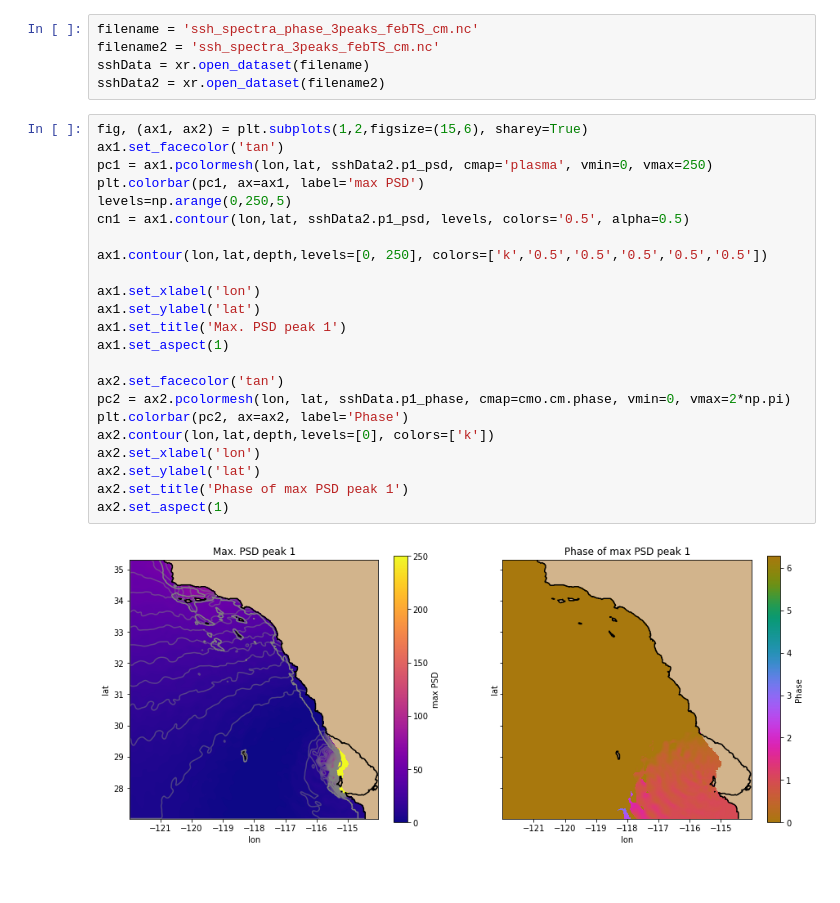
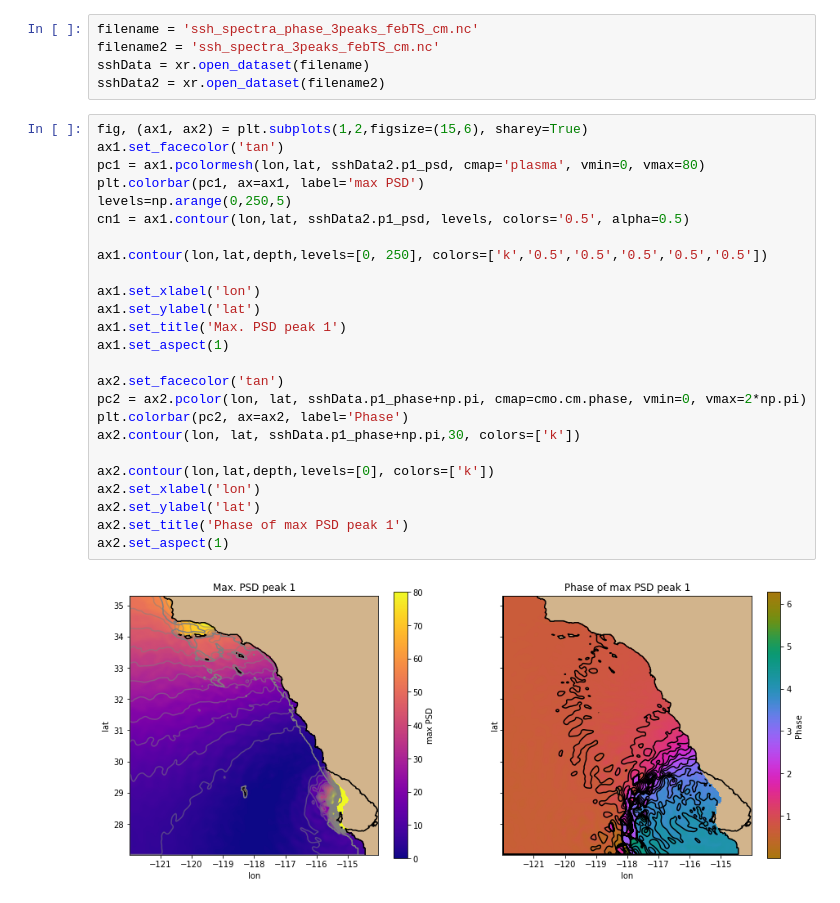
Before and after one commit to anakarinarm/notebooks_SVB, a Jupyter notebook: MITgcm/domain5/ssh_phase.ipynb, the cells around one changed output. Drawn from its saved outputs; the diff is of its cells as text.

```diff
--- a/MITgcm/domain5/ssh_phase.ipynb
+++ b/MITgcm/domain5/ssh_phase.ipynb
@@ -295,25 +342,27 @@ sshData2 = xr.open_dataset(filename2)
 # %%
 fig, (ax1, ax2) = plt.subplots(1,2,figsize=(15,6), sharey=True)
 ax1.set_facecolor('tan')
-pc1 = ax1.pcolormesh(lon,lat, sshData2.p1_psd, cmap='plasma', vmin=0, vmax=250)
+pc1 = ax1.pcolormesh(lon,lat, sshData2.p1_psd, cmap='plasma', vmin=0, vmax=80)
 plt.colorbar(pc1, ax=ax1, label='max PSD')
 levels=np.arange(0,250,5)
 cn1 = ax1.contour(lon,lat, sshData2.p1_psd, levels, colors='0.5', alpha=0.5)
 
 ax1.contour(lon,lat,depth,levels=[0, 250], colors=['k','0.5','0.5','0.5','0.5','0.5'])
 
 ax1.set_xlabel('lon')
 ax1.set_ylabel('lat')
 ax1.set_title('Max. PSD peak 1')
 ax1.set_aspect(1)
 
 ax2.set_facecolor('tan')
-pc2 = ax2.pcolormesh(lon, lat, sshData.p1_phase, cmap=cmo.cm.phase, vmin=0, vmax=2*np.pi)
+pc2 = ax2.pcolor(lon, lat, sshData.p1_phase+np.pi, cmap=cmo.cm.phase, vmin=0, vmax=2*np.pi)
 plt.colorbar(pc2, ax=ax2, label='Phase')
+ax2.contour(lon, lat, sshData.p1_phase+np.pi,30, colors=['k'])
+
 ax2.contour(lon,lat,depth,levels=[0], colors=['k'])
 ax2.set_xlabel('lon')
 ax2.set_ylabel('lat')
 ax2.set_title('Phase of max PSD peak 1')
 ax2.set_aspect(1)
 # %% [output]
-[figure, old version]
+[figure, new version]
```
Also changed, not shown: parts of 7 cells of this notebook, 8 other files.
